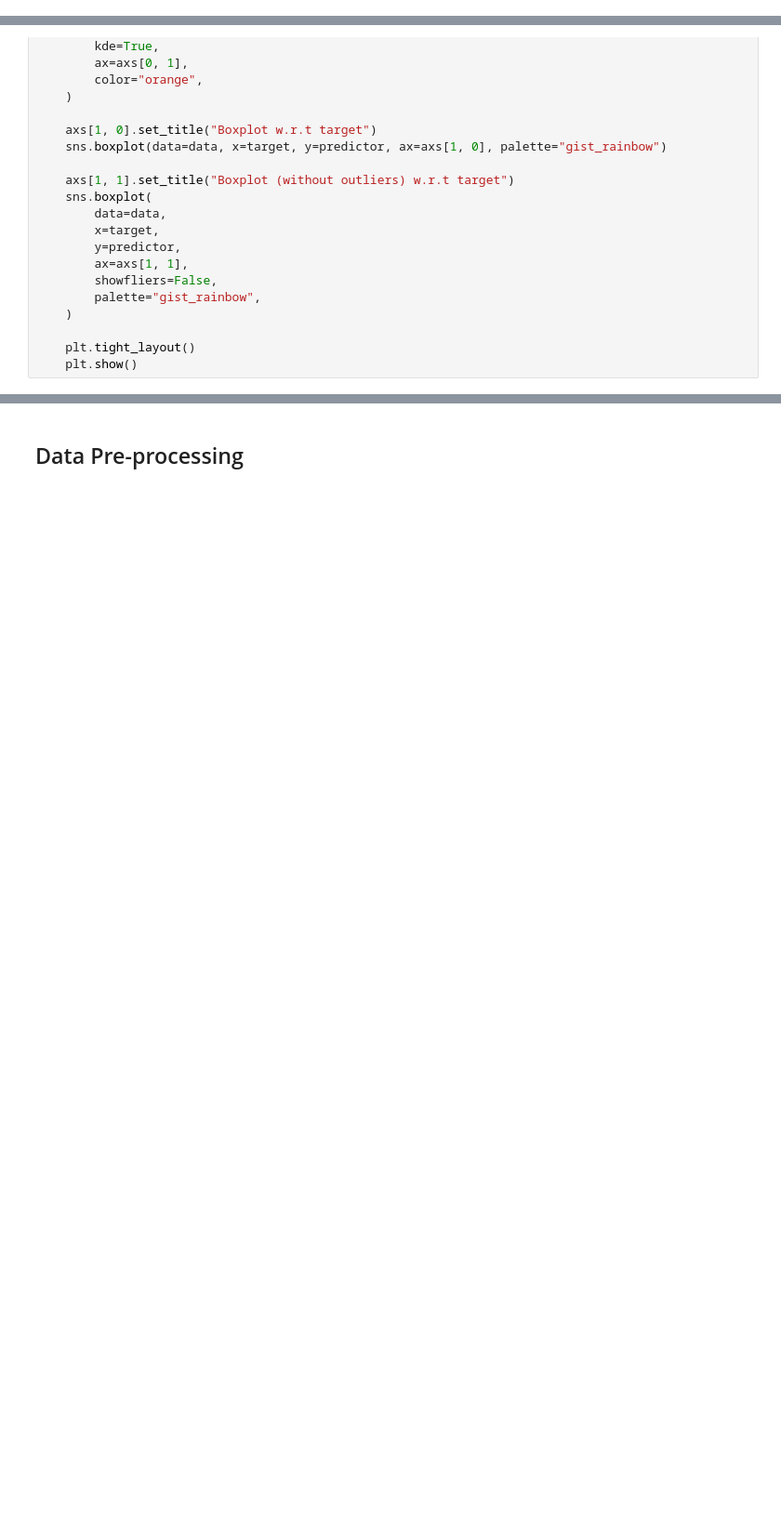
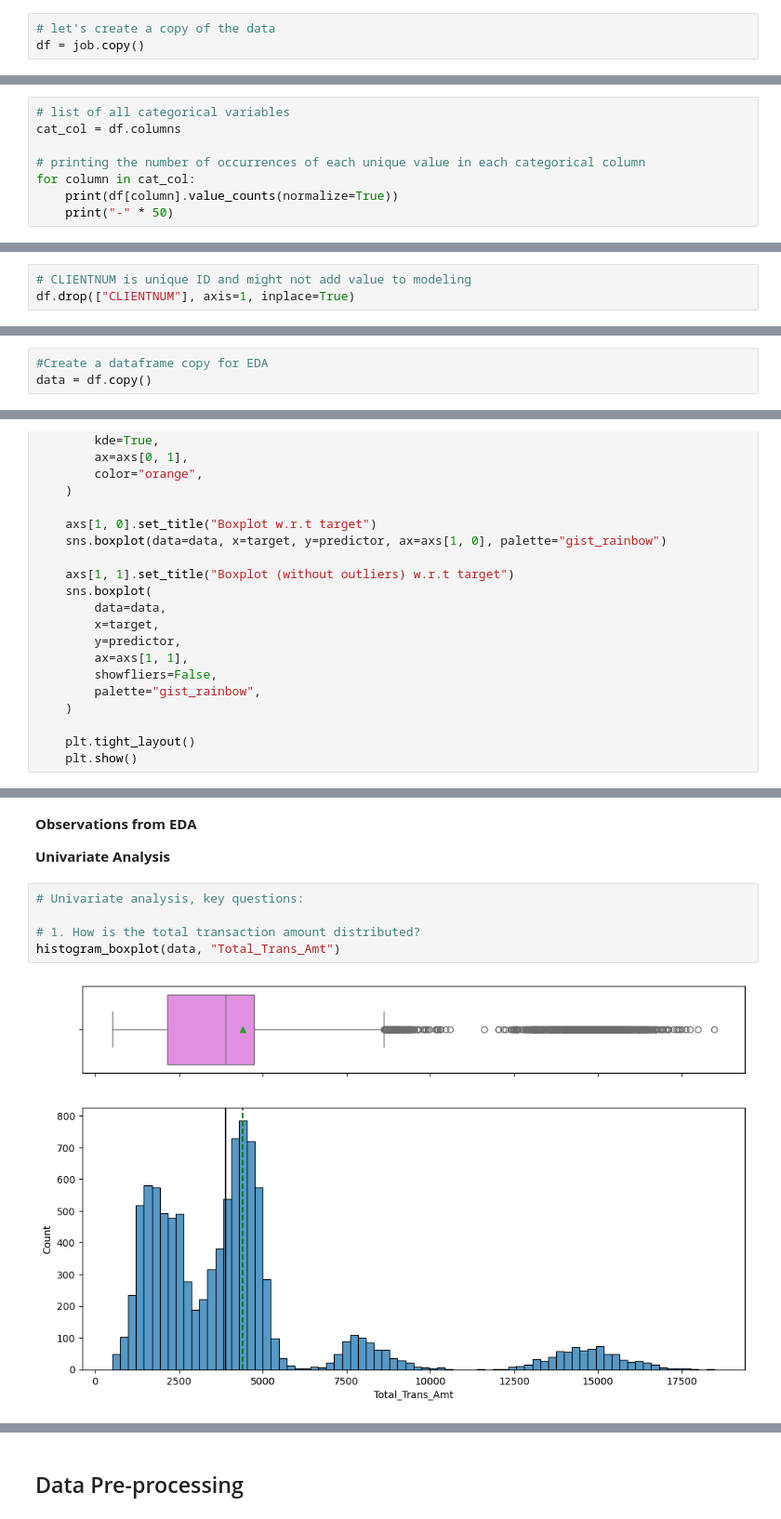
Before and after one commit to cmAIdx/AI-ML-Notebooks, a Jupyter notebook: Project3_Ensemble_ModelTuning_FullCode.ipynb, the cells around one changed output, grey strips where cells are left out. Shown at 93% size. Cells and saved outputs as stored; diff of their text form; blank space fills up the shorter version.

```diff
--- a/Project3_Ensemble_ModelTuning_FullCode.ipynb
+++ b/Project3_Ensemble_ModelTuning_FullCode.ipynb
@@ -170,0 +140,3 @@ warnings.filterwarnings("ignore")
+# %%
+# let's create a copy of the data
+df = job.copy()
@@ -170,0 +255,8 @@ warnings.filterwarnings("ignore")
+# %%
+# list of all categorical variables
+cat_col = df.columns
+
+# printing the number of occurrences of each unique value in each categorical column
+for column in cat_col:
+    print(df[column].value_counts(normalize=True))
+    print("-" * 50)
@@ -170,0 +281,3 @@ warnings.filterwarnings("ignore")
+# %%
+# CLIENTNUM is unique ID and might not add value to modeling
+df.drop(["CLIENTNUM"], axis=1, inplace=True)
@@ -187,3 +303,6 @@ warnings.filterwarnings("ignore")
+# %%
+#Create a dataframe copy for EDA
+data = df.copy()
 # %% [markdown]
 #### The below functions need to be defined to carry out the Exploratory Data Analysis.
 # %%
@@ -342,0 +473,12 @@ def distribution_plot_wrt_target(data, predictor, target):
+# %% [markdown]
+
+**Observations from EDA**
+
+**Univariate Analysis**
+# %%
+# Univariate analysis, key questions:
+
+# 1. How is the total transaction amount distributed?
+histogram_boxplot(data, "Total_Trans_Amt")
+# %% [output]
+[figure, added]
```
Also changed, not shown: parts of 98 cells of this notebook.
